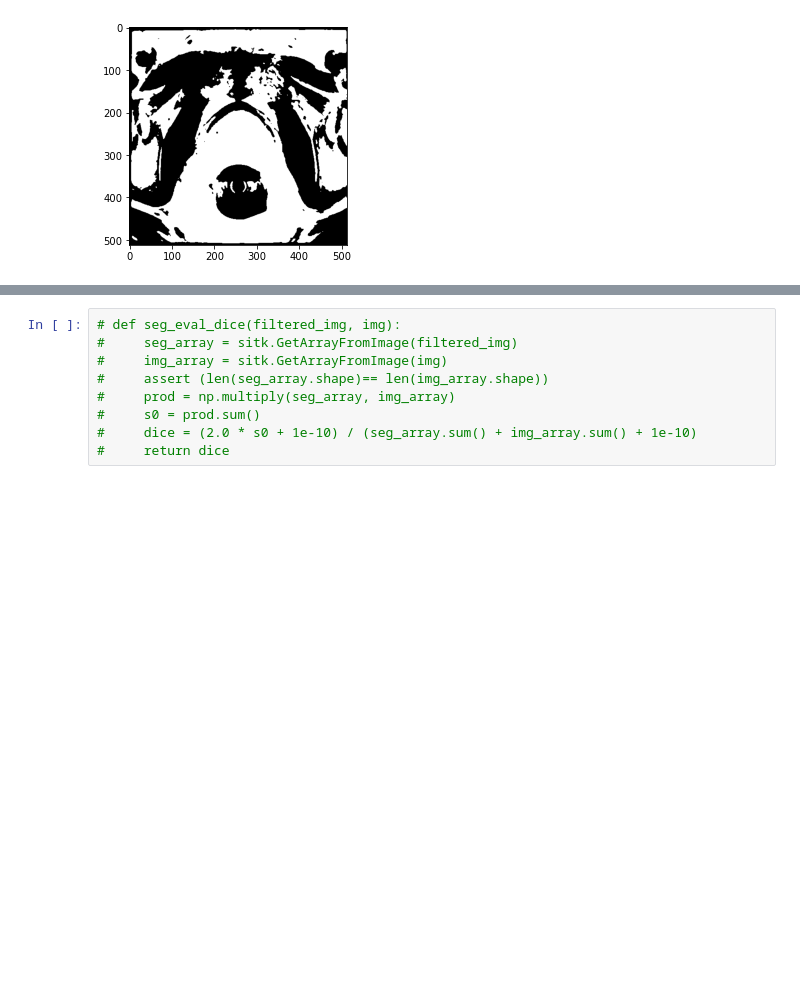
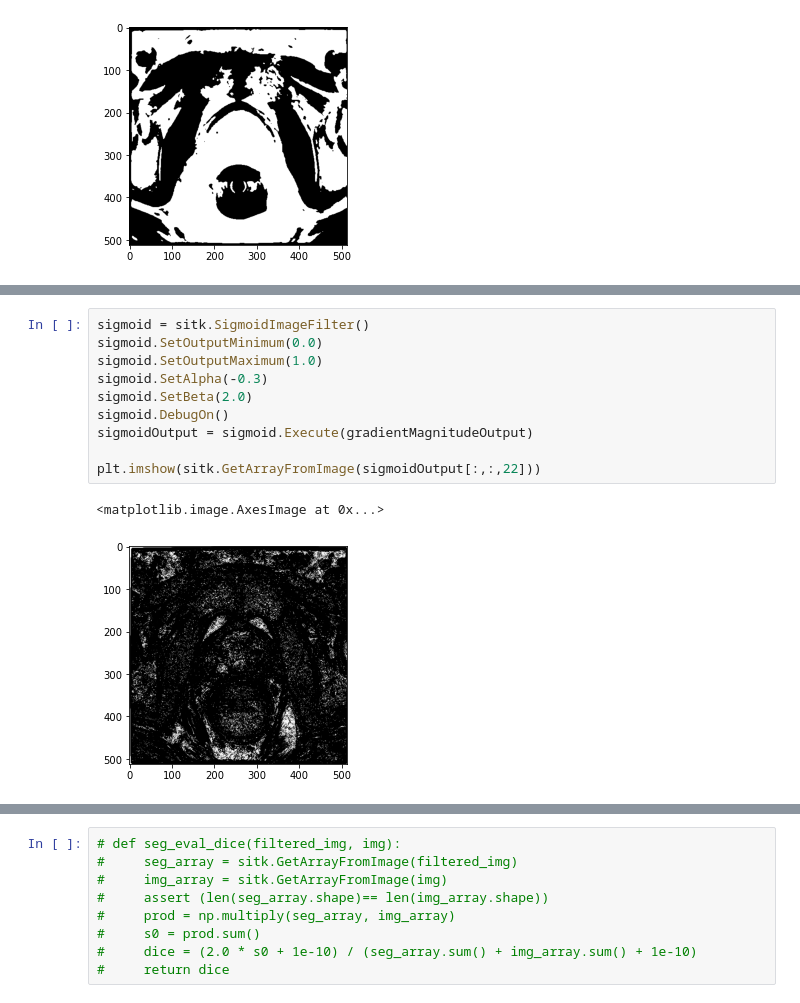
Before and after one commit to NingyouLi/miniProject_NingyouLi, a Jupyter notebook: mini_project.ipynb, the cells around one changed output, grey strips where cells are left out. Cells and saved outputs as stored; diff of their text form; blank space fills up the shorter version.

```diff
--- a/mini_project.ipynb
+++ b/mini_project.ipynb
@@ -257,0 +281,13 @@ print(otsu_filter.GetThreshold())
+# %%
+sigmoid = sitk.SigmoidImageFilter()
+sigmoid.SetOutputMinimum(0.0)
+sigmoid.SetOutputMaximum(1.0)
+sigmoid.SetAlpha(-0.3)
+sigmoid.SetBeta(2.0)
+sigmoid.DebugOn()
+sigmoidOutput = sigmoid.Execute(gradientMagnitudeOutput)
+
+plt.imshow(sitk.GetArrayFromImage(sigmoidOutput[:,:,22]))
+# %% [output]
+<matplotlib.image.AxesImage at 0x...>
+[figure, added]
```
Also changed, not shown: parts of 55 cells of this notebook.
